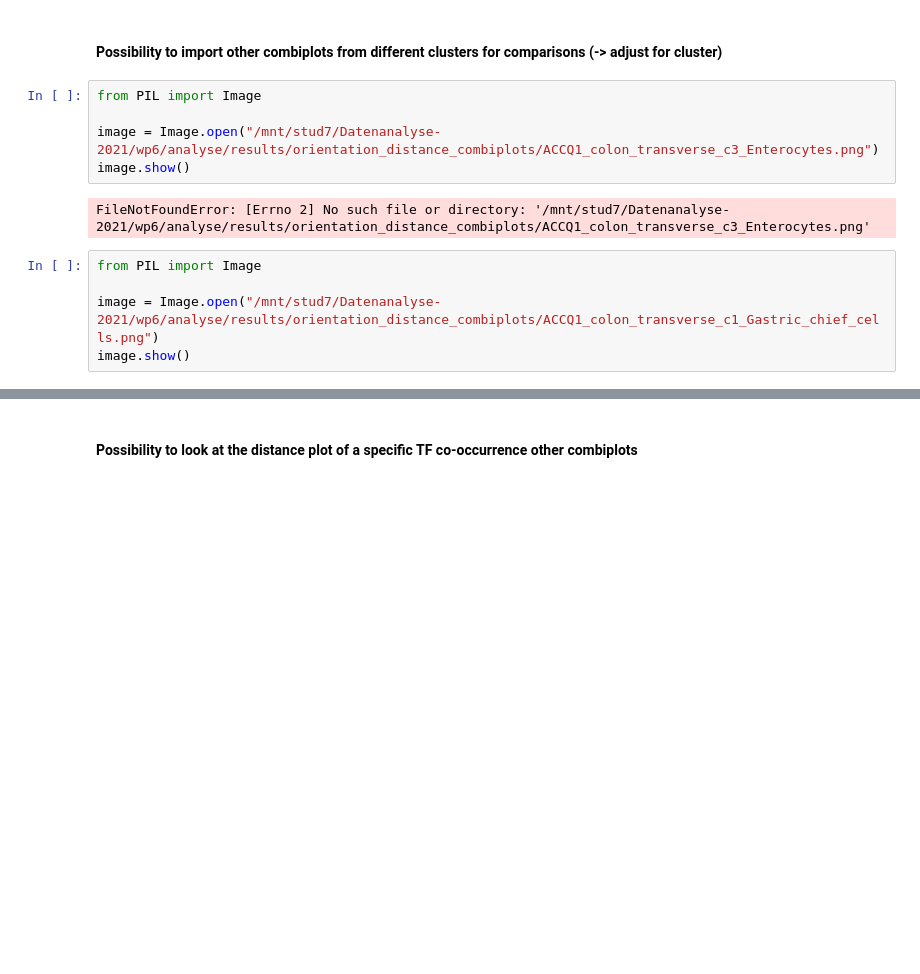
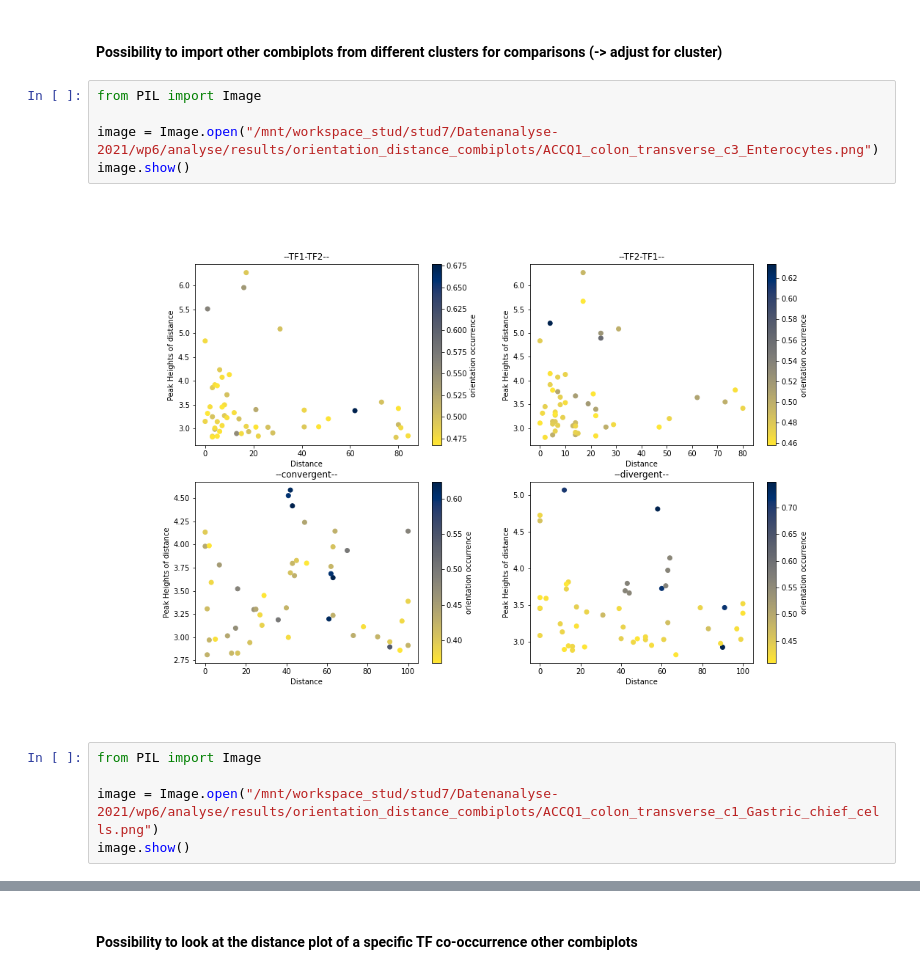
Before and after one commit to loosolab/Datenanalyse-2021, a Jupyter notebook: wp6/analyse/sl_final_analysis_top50orientation-preferredbindingdistance.ipynb, the cells around one changed output, grey strips where cells are left out. Saved outputs shown, nothing was run; the diff lists cells and outputs as text; blank space fills up the shorter version.

```diff
--- a/wp6/analyse/sl_final_analysis_top50orientation-preferredbindingdistance.ipynb
+++ b/wp6/analyse/sl_final_analysis_top50orientation-preferredbindingdistance.ipynb
@@ -254,14 +254,14 @@ A preferred binding distance can be assumed if especially many grey/blue points
 # %%
 from PIL import Image
 
-image = Image.open("/mnt/stud7/Datenanalyse-2021/wp6/analyse/results/orientation_distance_combiplots/ACCQ1_colon_transverse_c3_Enterocytes.png")
+image = Image.open("/mnt/workspace_stud/stud7/Datenanalyse-2021/wp6/analyse/results/orientation_distance_combiplots/ACCQ1_colon_transverse_c3_Enterocytes.png")
 image.show()
 # %% [output]
-FileNotFoundError: [Errno 2] No such file or directory: '/mnt/stud7/Datenanalyse-2021/wp6/analyse/results/orientation_distance_combiplots/ACCQ1_colon_transverse_c3_Enterocytes.png'
+[figure, added]
 # %%
 from PIL import Image
 
-image = Image.open("/mnt/stud7/Datenanalyse-2021/wp6/analyse/results/orientation_distance_combiplots/ACCQ1_colon_transverse_c1_Gastric_chief_cells.png")
+image = Image.open("/mnt/workspace_stud/stud7/Datenanalyse-2021/wp6/analyse/results/orientation_distance_combiplots/ACCQ1_colon_transverse_c1_Gastric_chief_cells.png")
 image.show()
 # %%
 from PIL import Image
```
Also changed, not shown: parts of 2 cells of this notebook.
